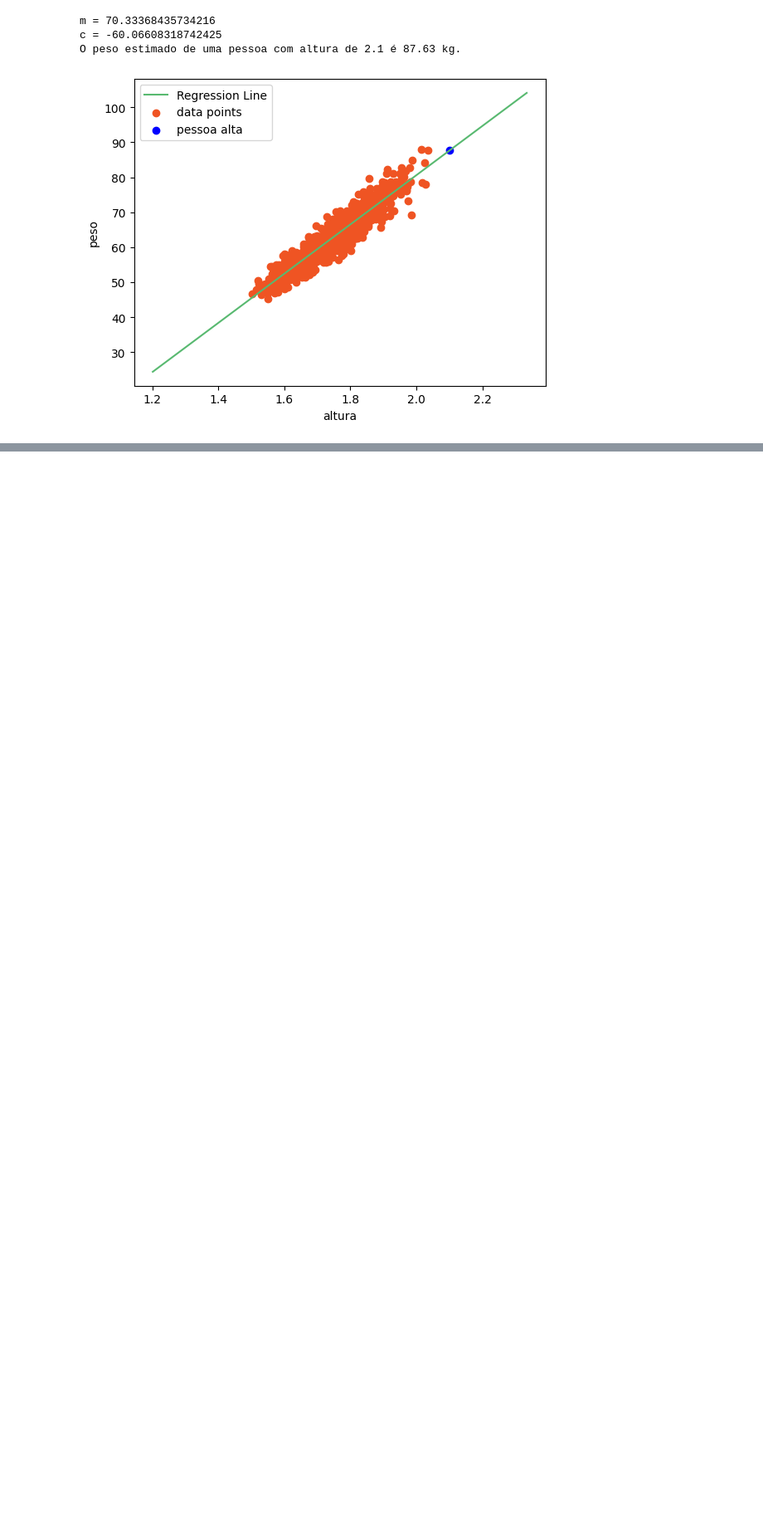
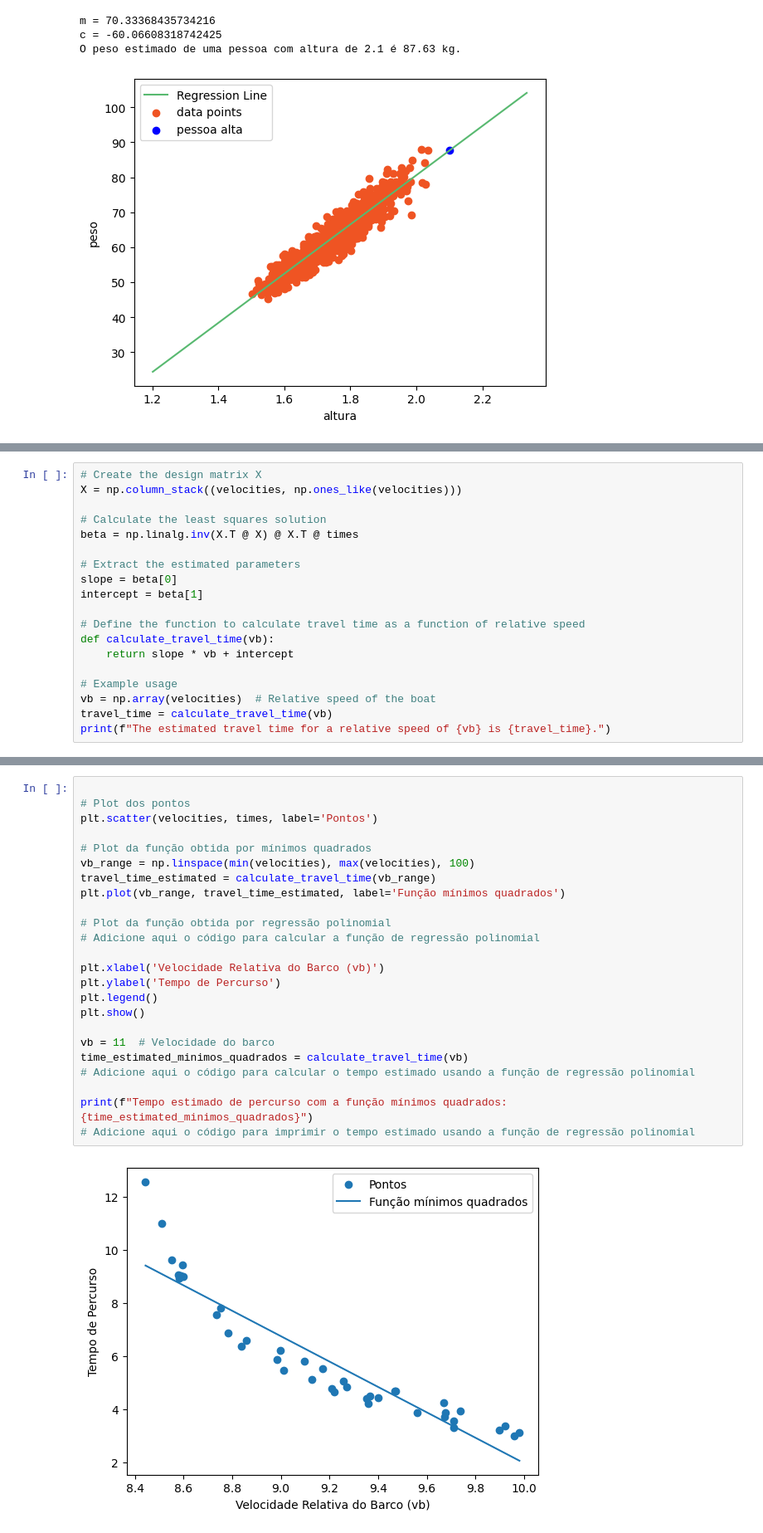
Before and after one commit to TarsilaSamille/numericalMethodsCourse, a Jupyter notebook: regressao/rl.ipynb, the cells around one changed output, grey strips where cells are left out. Shown: that part at 83% size. Cells and saved outputs as stored; diff of their text form; blank space fills up the shorter version.

```diff
--- a/regressao/rl.ipynb
+++ b/regressao/rl.ipynb
@@ -182,0 +276,19 @@ plot_regression(dolars, precos, b0, b1, b2)
+# %%
+# Create the design matrix X
+X = np.column_stack((velocities, np.ones_like(velocities)))
+
+# Calculate the least squares solution
+beta = np.linalg.inv(X.T @ X) @ X.T @ times
+
+# Extract the estimated parameters
+slope = beta[0]
+intercept = beta[1]
+
+# Define the function to calculate travel time as a function of relative speed
+def calculate_travel_time(vb):
+    return slope * vb + intercept
+
+# Example usage
+vb = np.array(velocities)  # Relative speed of the boat
+travel_time = calculate_travel_time(vb)
+print(f"The estimated travel time for a relative speed of {vb} is {travel_time}.")
@@ -182,0 +328,26 @@ plot_regression(dolars, precos, b0, b1, b2)
+# %%
+
+# Plot dos pontos
+plt.scatter(velocities, times, label='Pontos')
+
+# Plot da função obtida por mínimos quadrados
+vb_range = np.linspace(min(velocities), max(velocities), 100)
+travel_time_estimated = calculate_travel_time(vb_range)
+plt.plot(vb_range, travel_time_estimated, label='Função mínimos quadrados')
+
+# Plot da função obtida por regressão polinomial
+# Adicione aqui o código para calcular a função de regressão polinomial
+
+plt.xlabel('Velocidade Relativa do Barco (vb)')
+plt.ylabel('Tempo de Percurso')
+plt.legend()
+plt.show()
+
+vb = 11  # Velocidade do barco
+time_estimated_minimos_quadrados = calculate_travel_time(vb)
+# Adicione aqui o código para calcular o tempo estimado usando a função de regressão polinomial
+
+print(f"Tempo estimado de percurso com a função mínimos quadrados: {time_estimated_minimos_quadrados}")
+# Adicione aqui o código para imprimir o tempo estimado usando a função de regressão polinomial
+# %% [output]
+[figure, added]
```
Also changed, not shown: parts of 10 cells of this notebook, 1 other file.
